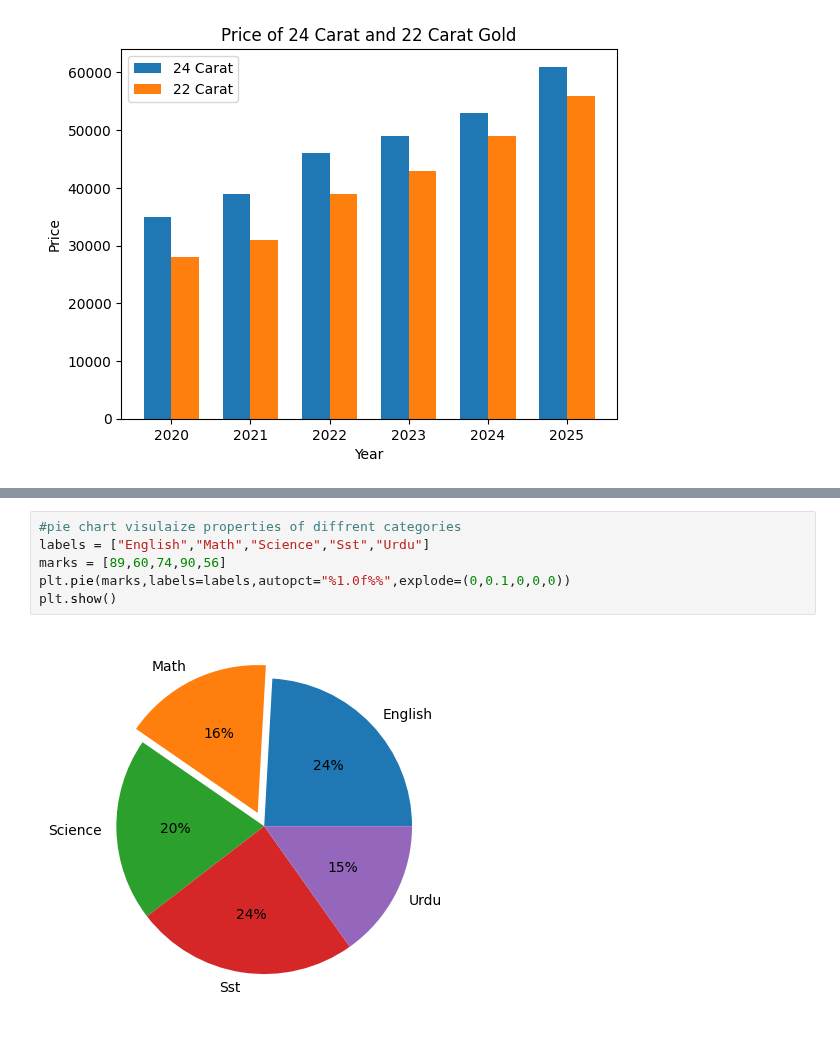
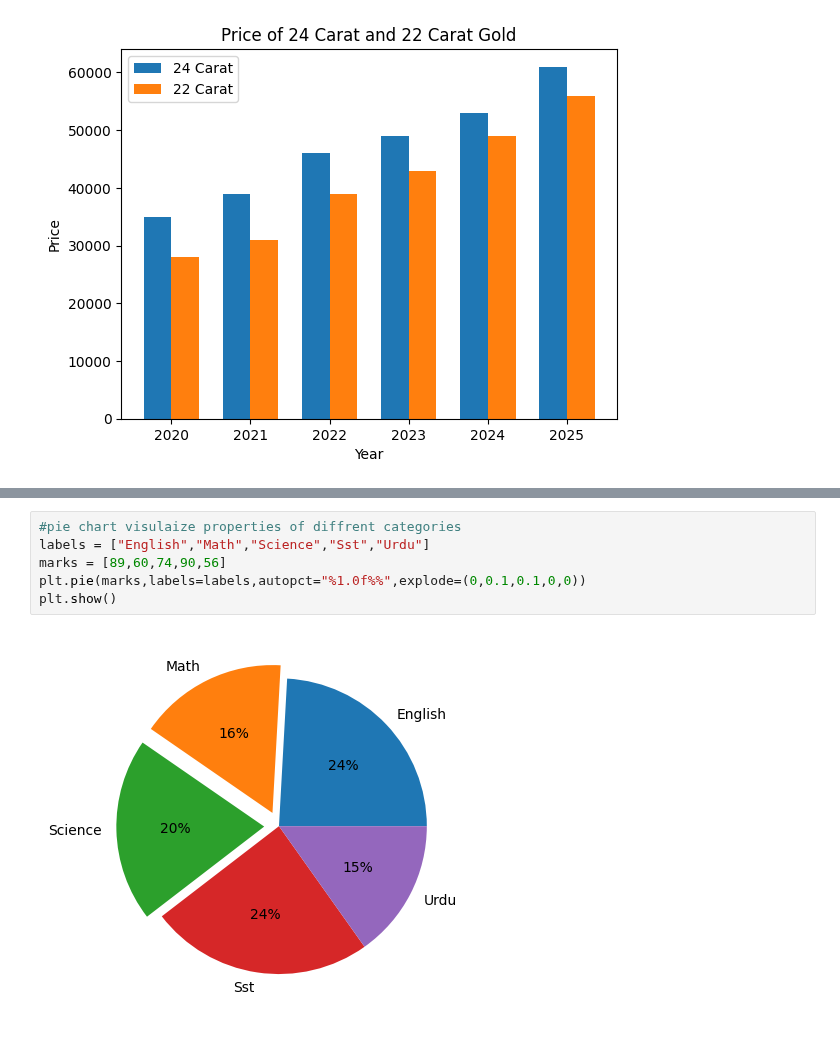
Before and after one commit to Wasiqmanzoor90/Data-Science, a Jupyter notebook: B2/Analytics/Matplotlib/index.ipynb, the cells around one changed output, grey strips where cells are left out. Cells and saved outputs as stored; diff of their text form.

```diff
--- a/B2/Analytics/Matplotlib/index.ipynb
+++ b/B2/Analytics/Matplotlib/index.ipynb
@@ -146,8 +146,8 @@ plt.show()
 # %%
 #pie chart visulaize properties of diffrent categories
 labels = ["English","Math","Science","Sst","Urdu"]
 marks = [89,60,74,90,56]
-plt.pie(marks,labels=labels,autopct="%1.0f%%",explode=(0,0.1,0,0,0))
+plt.pie(marks,labels=labels,autopct="%1.0f%%",explode=(0,0.1,0.1,0,0))
 plt.show()
 # %% [output]
-[figure, old version]
+[figure, new version]
```
Also changed, not shown: parts of 1 cell of this notebook, 3 other files.
